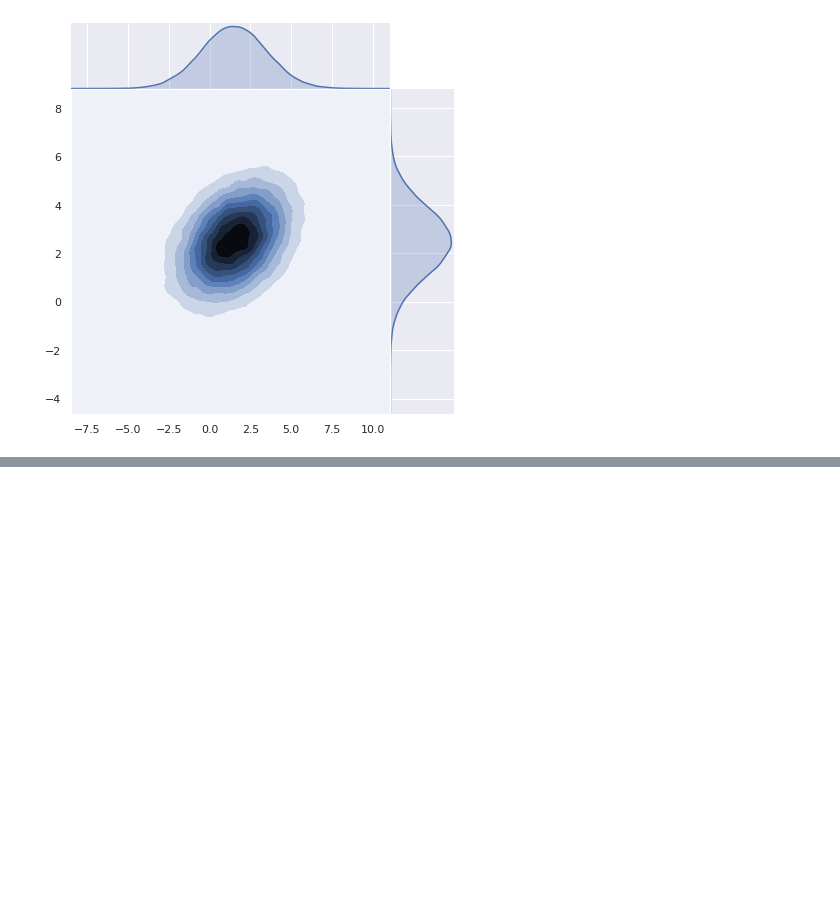
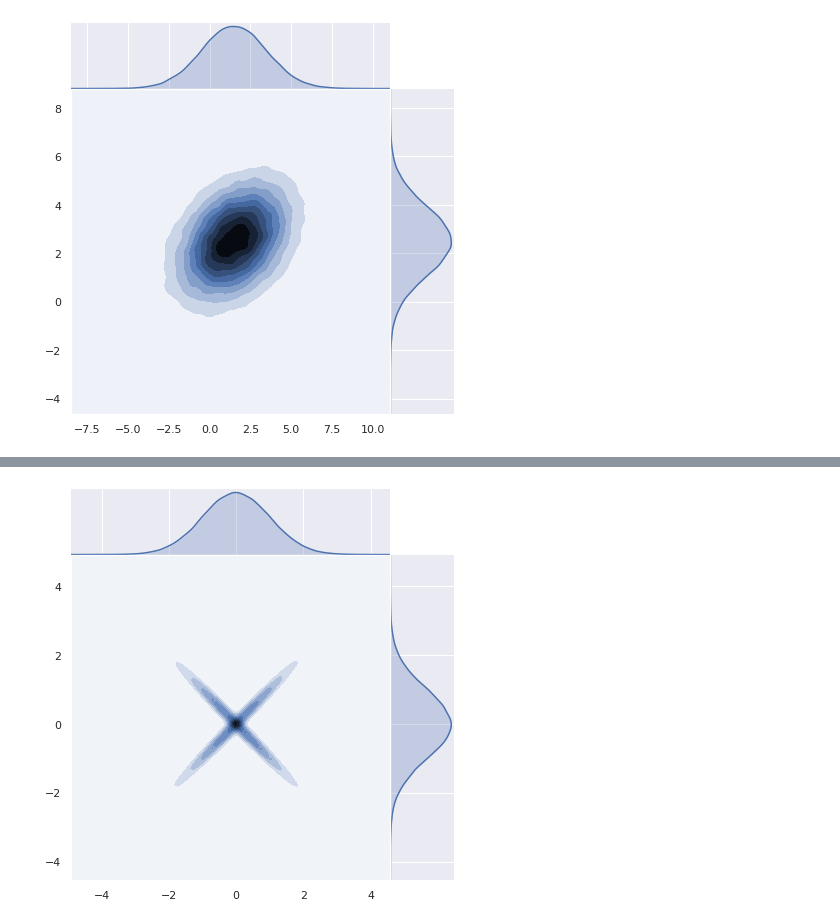
Before and after one commit to rz0718/Bayesian-Neural-Network, a Jupyter notebook: Mutlivariate_Gaussian.ipynb, the cells around one changed output, grey strips where cells are left out. Drawn from its saved outputs; the diff is of its cells as text; code cells hidden in the pictures; blank space fills up the shorter version.

```diff
--- a/Mutlivariate_Gaussian.ipynb
+++ b/Mutlivariate_Gaussian.ipynb
@@ -80,0 +90,12 @@ sns.jointplot(x=x[0],
+# %%
+# here z_2 are related to z_1
+z_1 = np.random.normal(loc=0, scale=1, size=n)
+z = np.random.normal(loc=0, scale=1, size=n)
+z_2 = np.sign(z)*z_1
+# %%
+sns.jointplot(x=z_1,
+              y=z_2,
+              kind="kde",
+              space=0);
+# %% [output]
+[figure, added]
```
Also changed, not shown: parts of 4 cells of this notebook.
